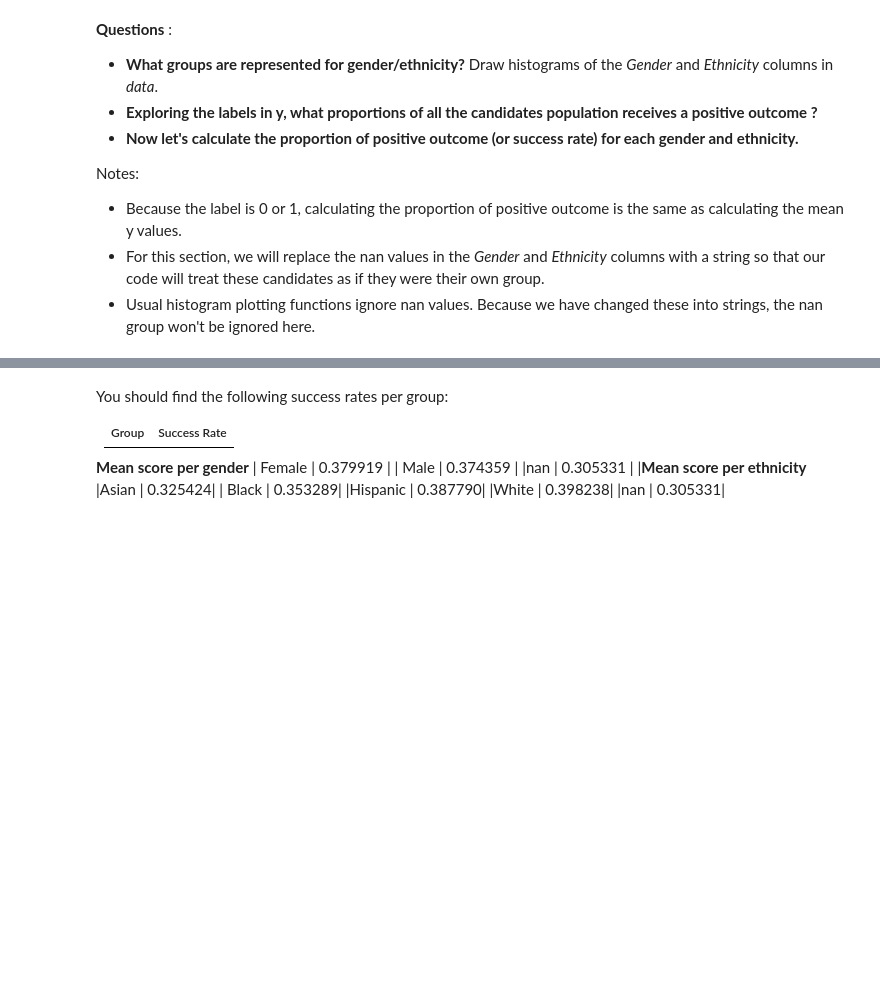
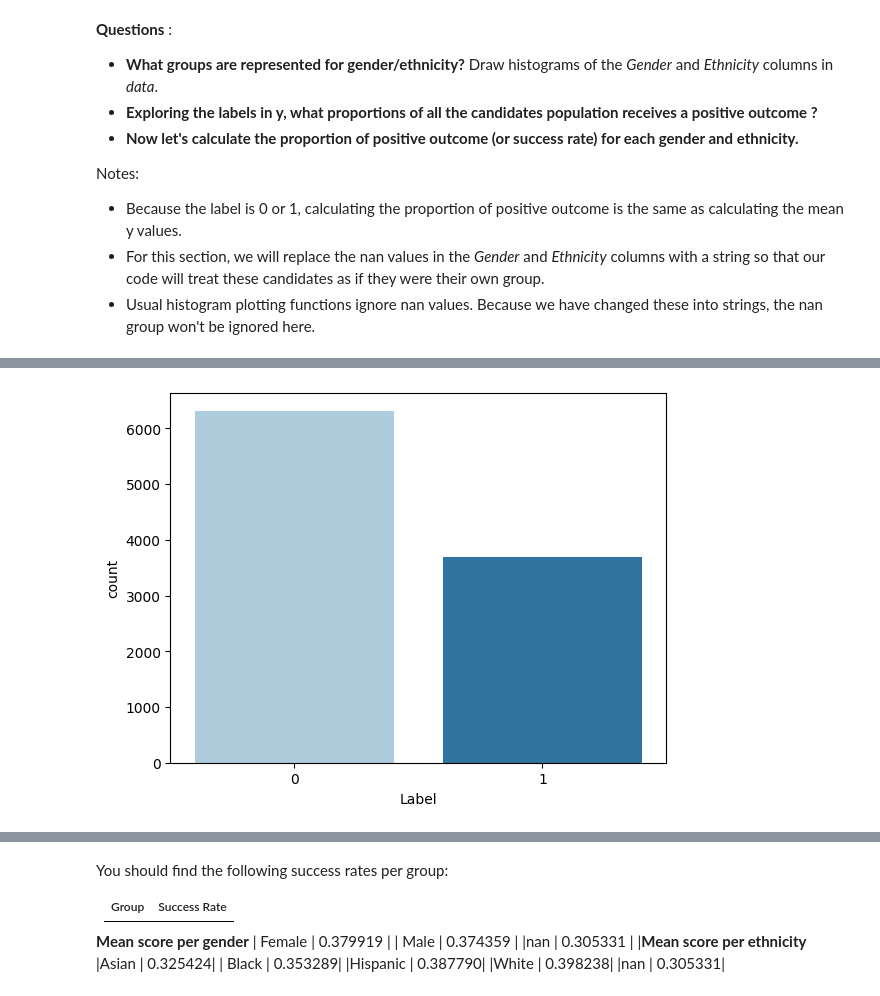
Before and after one commit to AminaTkh/AlanTuringInstitute_Bias_in_AI, a Jupyter notebook: Forms-and-Quantification-of-Bias-in-AI/Practice_1_Explore_data.ipynb, the cells around one changed output, grey strips where cells are left out. Saved outputs shown, nothing was run; the diff lists cells and outputs as text; code cells hidden in the pictures; blank space fills up the shorter version.

```diff
--- a/Forms-and-Quantification-of-Bias-in-AI/Practice_1_Explore_data.ipynb
+++ b/Forms-and-Quantification-of-Bias-in-AI/Practice_1_Explore_data.ipynb
@@ -154,0 +196,6 @@ data = data.fillna("nan")
+# %%
+sns.set_palette("Paired")
+sns.countplot(x=data['Label'],
+                   order=data['Label'].value_counts(ascending=False).index);
+# %% [output]
+[figure, added]
```
Also changed, not shown: parts of 33 cells of this notebook.
